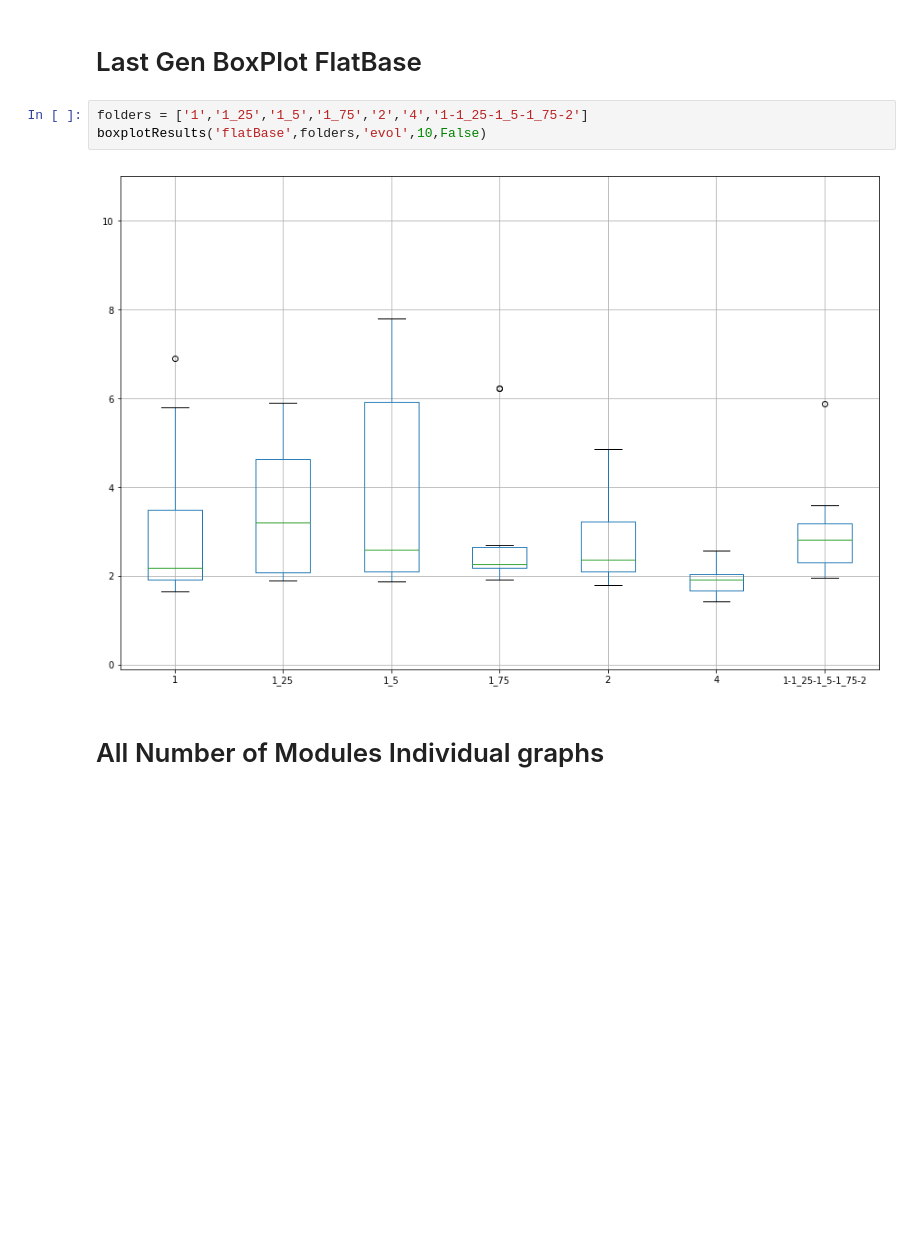
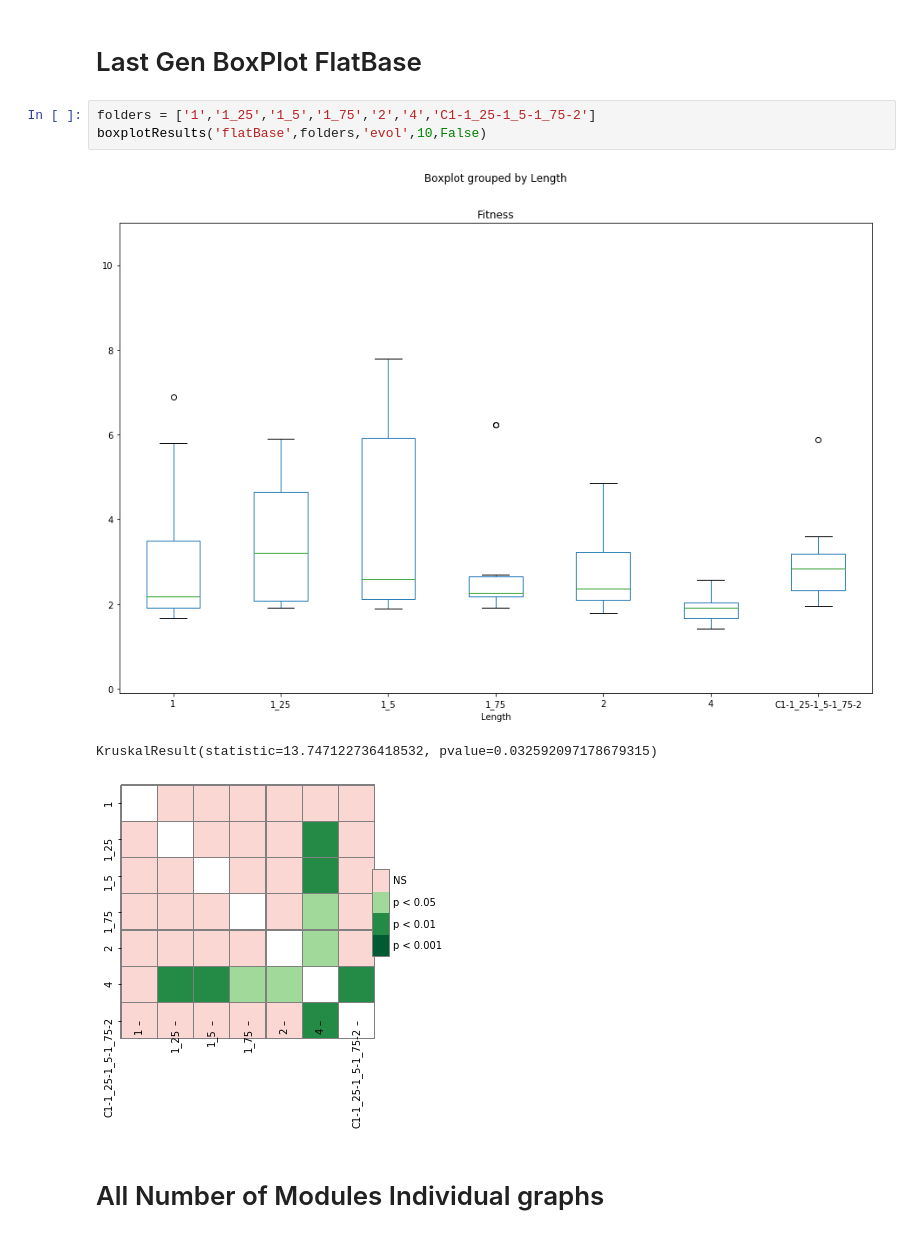
Before and after one commit to rmorenoga/paperGraphs, a Jupyter notebook: Graphs.ipynb, the cells around one changed output. Drawn from its saved outputs; the diff is of its cells as text; blank space fills up the shorter version.

```diff
--- a/Graphs.ipynb
+++ b/Graphs.ipynb
@@ -203,10 +290,12 @@ boxplotResults('filesFromLenghtExperiment',folders,'evol',10,False)
 # %% [markdown]
 # Last Gen BoxPlot FlatBase
 # %%
-folders = ['1','1_25','1_5','1_75','2','4','1-1_25-1_5-1_75-2']
+folders = ['1','1_25','1_5','1_75','2','4','C1-1_25-1_5-1_75-2']
 boxplotResults('flatBase',folders,'evol',10,False)
 # %% [output]
-[figure, old version]
+[figure, new version]
+KruskalResult(statistic=13.747122736418532, pvalue=0.032592097178679315)
+[figure, added]
 # %% [markdown]
 # All Number of Modules Individual graphs
 # %%
```
Also changed, not shown: parts of 6 cells of this notebook.
